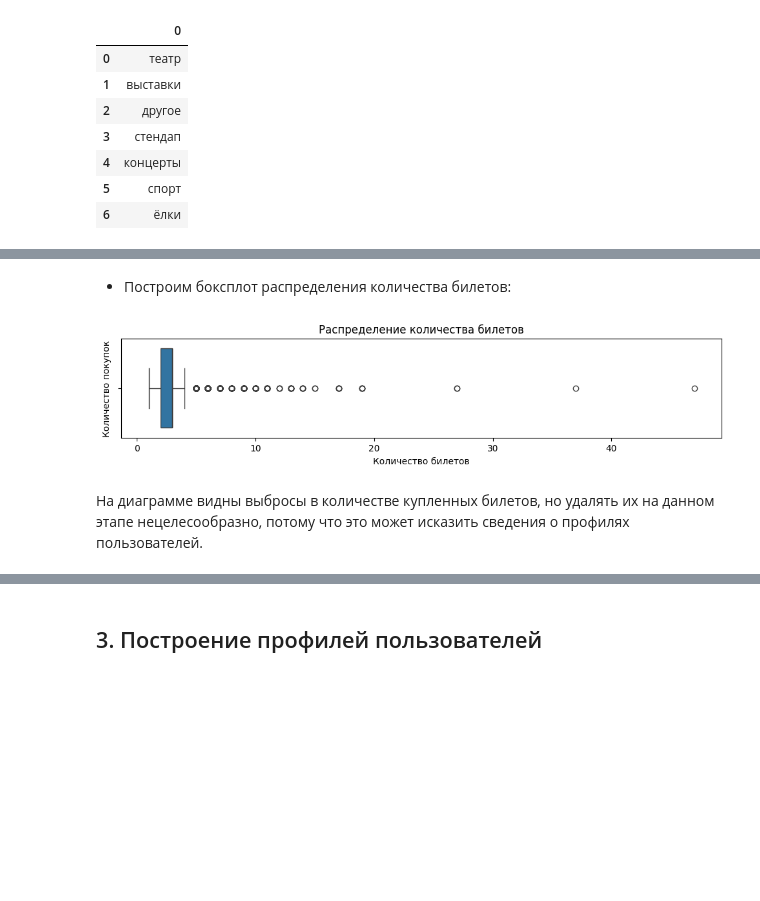
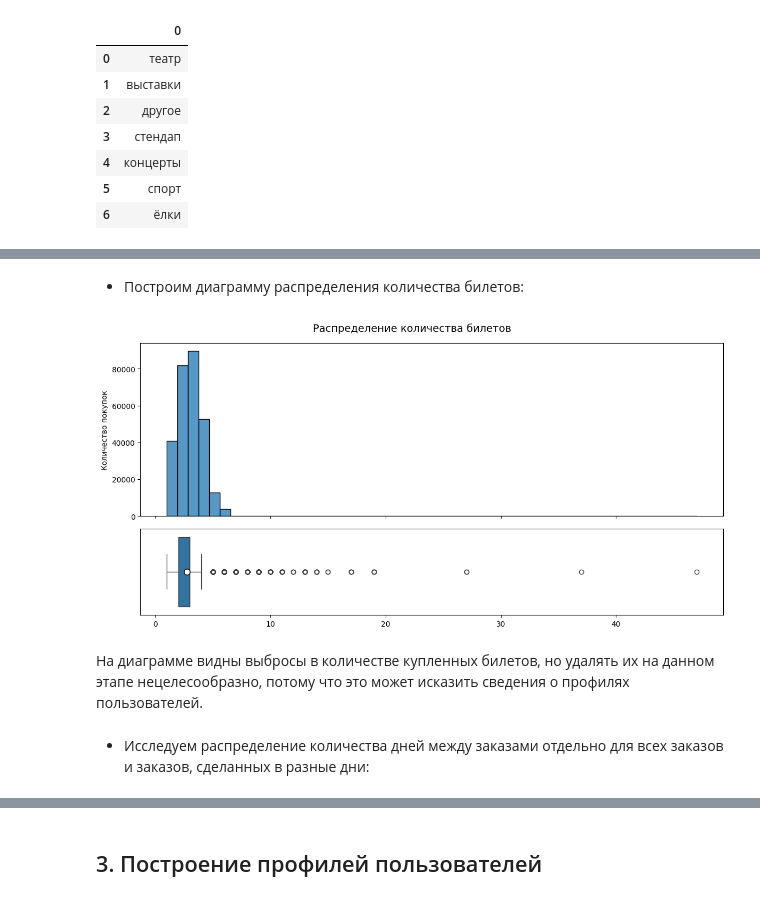
Before and after one commit to tvorogov-code/ds-yandex, a Jupyter notebook: notebooks/Проект модуля 2/Проект модуля 2.ipynb, the cells around one changed output, grey strips where cells are left out. Drawn from its saved outputs; the diff is of its cells as text; code cells hidden in the pictures; blank space fills up the shorter version.

```diff
--- a/notebooks/Проект модуля 2/Проект модуля 2.ipynb
+++ b/notebooks/Проект модуля 2/Проект модуля 2.ipynb
@@ -333,0 +514,7 @@ display(pd.DataFrame(df['event_type_main'].unique()))
+# %%
+columns_dup = df.columns.to_list()
+columns_dup.remove('order_id')
+columns_dup.remove('days_since_prev')
+
+duplicates_count = df.duplicated(subset=columns_dup).sum()
+print("Количество дубликатов:", duplicates_count)
@@ -333,0 +527,9 @@ display(pd.DataFrame(df['event_type_main'].unique()))
+# %%
+df.drop_duplicates(subset=columns_dup, inplace=True)
+
+# Отсортируем заказы и пересчитаем количество дней от предыдущего заказа
+df = df.sort_values(by='order_ts')
+df['days_since_prev'] = df.groupby(by='user_id')['order_dt'].diff().dt.days
+
+prev_count = len(df)
+print(f"Новое количество строк: {len(df)}, удалено {initial_count-len(df)} строк")
@@ -385,16 +667,28 @@ draw_histogram("Распределение выручки",
 # %% [markdown]
-- Построим боксплот распределения количества билетов:
+- Построим диаграмму распределения количества билетов:
 # %%
 # Диаграмма распределения количества билетов
-plt.figure(figsize=(12, 2))
-sns.boxplot(data=df, x='tickets_count')
+# plt.figure(figsize=(12, 2))
+# sns.boxplot(data=df, x='tickets_count')
 
-# plt.xticks(np.arange(0, 1300, step=50), rotation=90)
-plt.title("Распределение количества билетов")
-plt.xlabel("Количество билетов")
-plt.ylabel("Количество покупок")
-plt.show()
+# # plt.xticks(np.arange(0, 1300, step=50), rotation=90)
+# plt.title("Распределение количества билетов")
+# plt.xlabel("Количество билетов")
+# plt.ylabel("Количество покупок")
+# plt.show()
+
+draw_double_diag(df,
+                 "Распределение количества билетов",
+                 'tickets_count',
+                 None,
+                 "Количество билетов",
+                 "Количество покупок",
+                 kde=False,
+                 bins=50
+                 )
 # %% [output]
-[figure, old version]
+[figure, new version]
 # %% [markdown]
 На диаграмме видны выбросы в количестве купленных билетов, но удалять их на данном этапе нецелесообразно, потому что это может исказить сведения о профилях пользователей.
+# %% [markdown]
+- Исследуем распределение количества дней между заказами отдельно для всех заказов и заказов, сделанных в разные дни:
```
Also changed, not shown: parts of 84 cells of this notebook, 1 other file.
